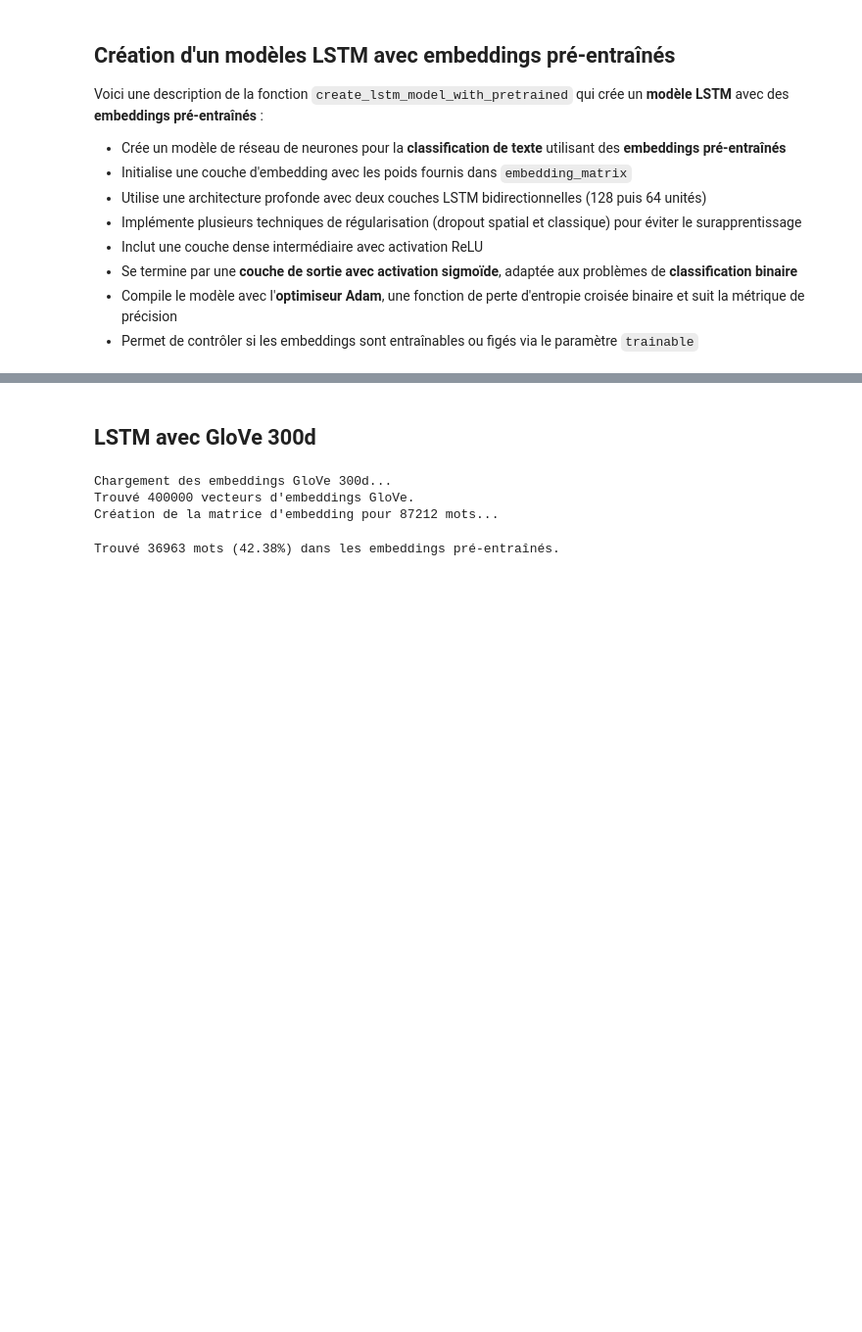
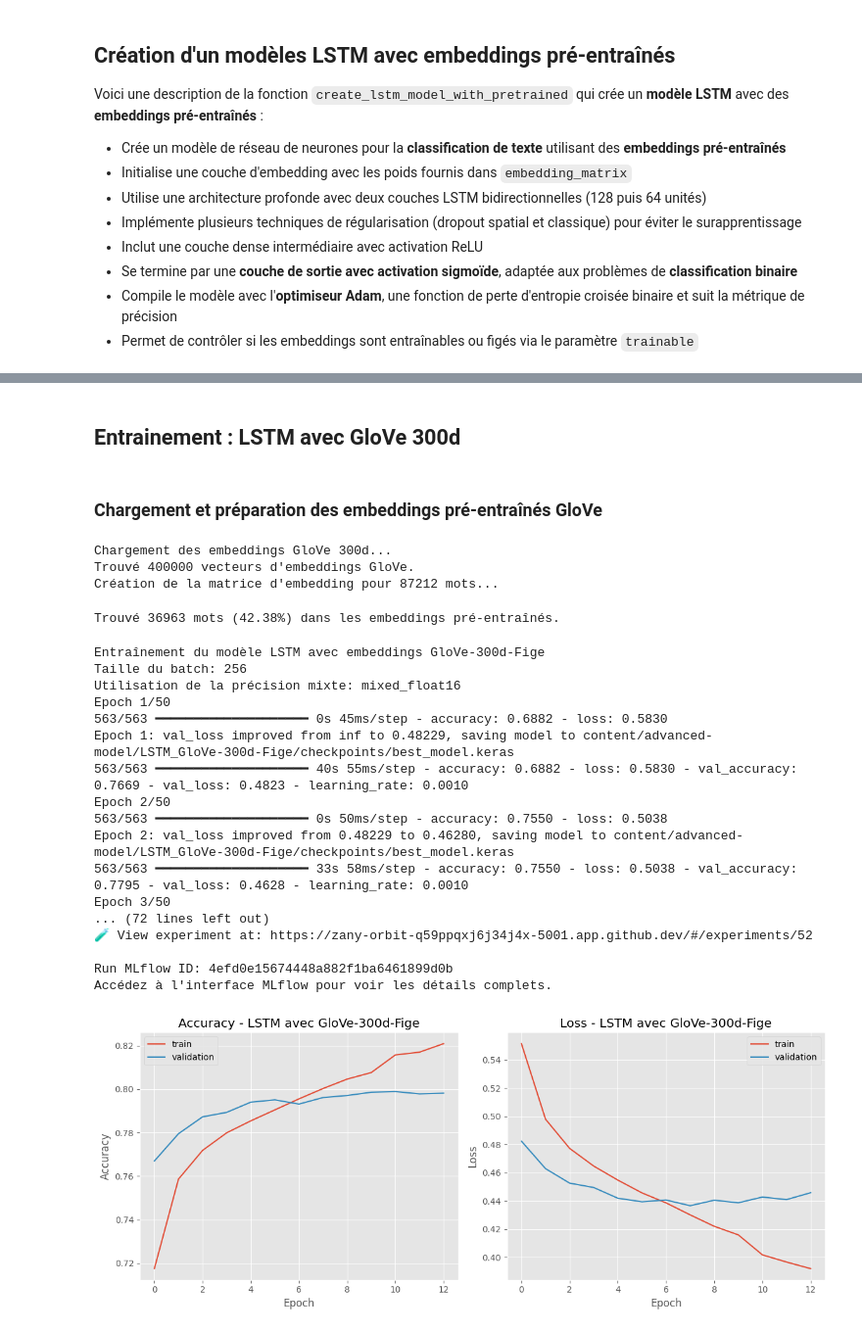
Before and after one commit to DavidScanu/oc-ai-engineer-p07-analyse-sentiments-deep-learning, a Jupyter notebook: scanu-david-03-notebook-modele-avance-20250306.ipynb, the cells around one changed output, grey strips where cells are left out. Shown at 98% size. Saved outputs shown, nothing was run; the diff lists cells and outputs as text; code cells hidden in the pictures; blank space fills up the shorter version.

```diff
--- a/scanu-david-03-notebook-modele-avance-20250306.ipynb
+++ b/scanu-david-03-notebook-modele-avance-20250306.ipynb
@@ -1581,2 +1433,4 @@ df_results
 # %% [markdown]
-## LSTM avec GloVe 300d
+## Entrainement : LSTM avec GloVe 300d
+# %% [markdown]
+### Chargement et préparation des embeddings pré-entraînés GloVe
@@ -1590,0 +1614,22 @@ Trouvé 36963 mots (42.38%) dans les embeddings pré-entraînés.
+# %%
+# Entraîner le modèle LSTM avec GloVe 300d
+model_lstm_glove, history_lstm_glove, metrics_lstm_glove, run_id_lstm_glove = train_glove_lstm_model(epochs=50)
+# %% [output]
+Entraînement du modèle LSTM avec embeddings GloVe-300d-Fige
+Taille du batch: 256
+Utilisation de la précision mixte: mixed_float16
+Epoch 1/50
+563/563 ━━━━━━━━━━━━━━━━━━━━ 0s 45ms/step - accuracy: 0.6882 - loss: 0.5830
+Epoch 1: val_loss improved from inf to 0.48229, saving model to content/advanced-model/LSTM_GloVe-300d-Fige/checkpoints/best_model.keras
+563/563 ━━━━━━━━━━━━━━━━━━━━ 40s 55ms/step - accuracy: 0.6882 - loss: 0.5830 - val_accuracy: 0.7669 - val_loss: 0.4823 - learning_rate: 0.0010
+Epoch 2/50
+563/563 ━━━━━━━━━━━━━━━━━━━━ 0s 50ms/step - accuracy: 0.7550 - loss: 0.5038
+Epoch 2: val_loss improved from 0.48229 to 0.46280, saving model to content/advanced-model/LSTM_GloVe-300d-Fige/checkpoints/best_model.keras
+563/563 ━━━━━━━━━━━━━━━━━━━━ 33s 58ms/step - accuracy: 0.7550 - loss: 0.5038 - val_accuracy: 0.7795 - val_loss: 0.4628 - learning_rate: 0.0010
+Epoch 3/50
+... (72 lines left out)
+🧪 View experiment at: https://zany-orbit-q59ppqxj6j34j4x-5001.app.github.dev/#/experiments/52
+
+Run MLflow ID: 4efd0e15674448a882f1ba6461899d0b
+Accédez à l'interface MLflow pour voir les détails complets.
+[figure, added]
```
Also changed, not shown: parts of 29 cells of this notebook.
